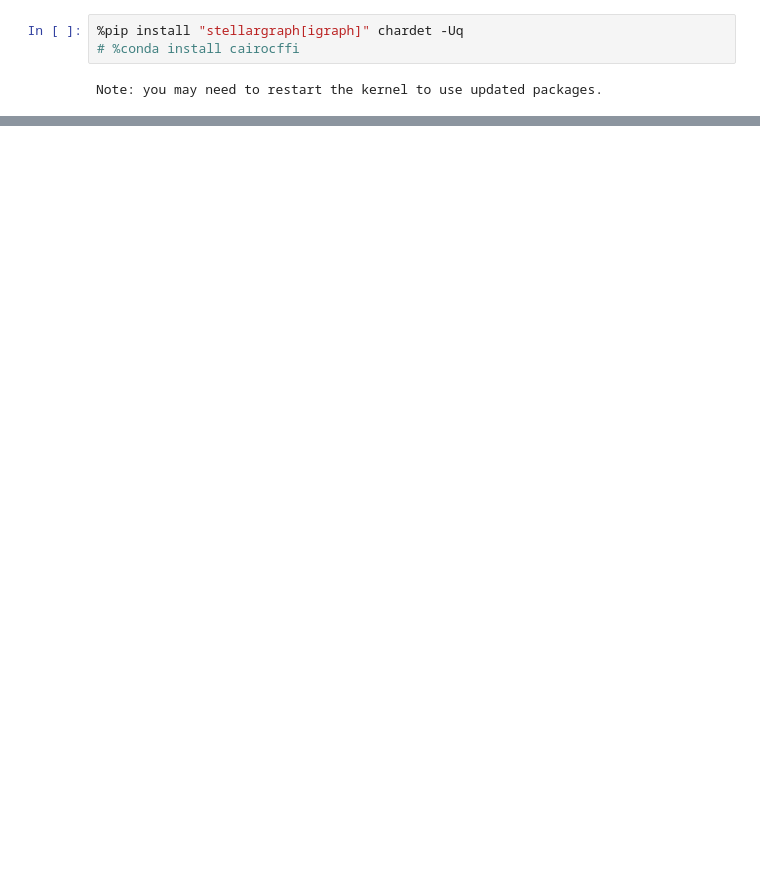
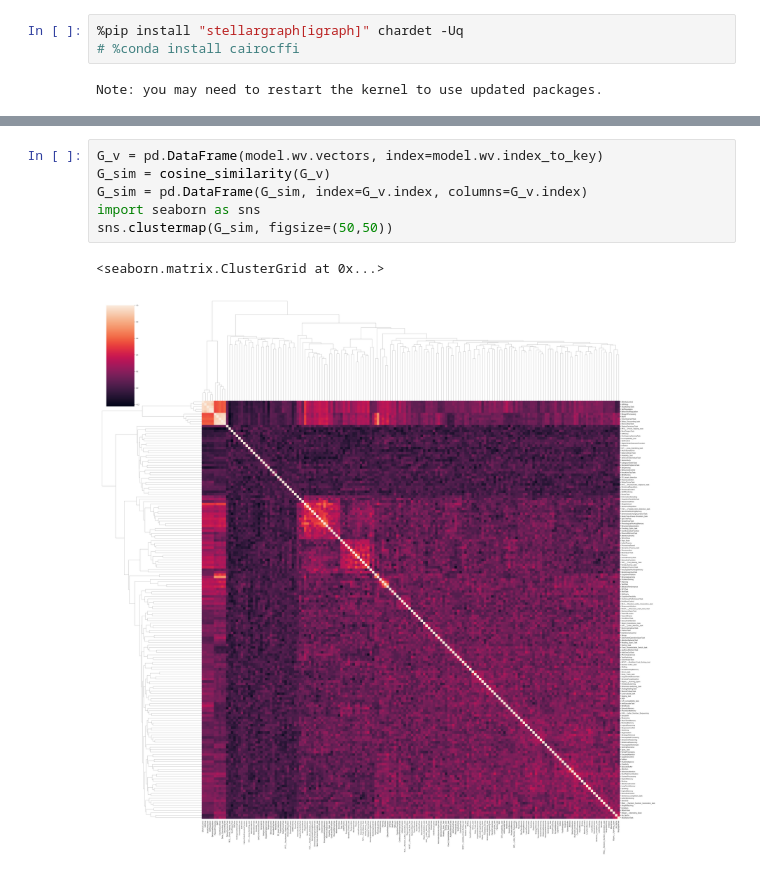
Before and after one commit to morteza/CogText, a Jupyter notebook: notebooks/4-4 Graph Embeddings.ipynb, the cells around one changed output, grey strips where cells are left out. Cells and saved outputs as stored; diff of their text form; blank space fills up the shorter version.

```diff
--- a/notebooks/4-4 Graph Embeddings.ipynb
+++ b/notebooks/4-4 Graph Embeddings.ipynb
@@ -113,3 +156,12 @@ shape: (170, 256)
+# %%
+G_v = pd.DataFrame(model.wv.vectors, index=model.wv.index_to_key)
+G_sim = cosine_similarity(G_v)
+G_sim = pd.DataFrame(G_sim, index=G_v.index, columns=G_v.index)
+import seaborn as sns
+sns.clustermap(G_sim, figsize=(50,50))
+# %% [output]
+<seaborn.matrix.ClusterGrid at 0x...>
+[figure, added]
 # %%
 # viz
 
```
Also changed, not shown: parts of 8 cells of this notebook, 2 other files.
